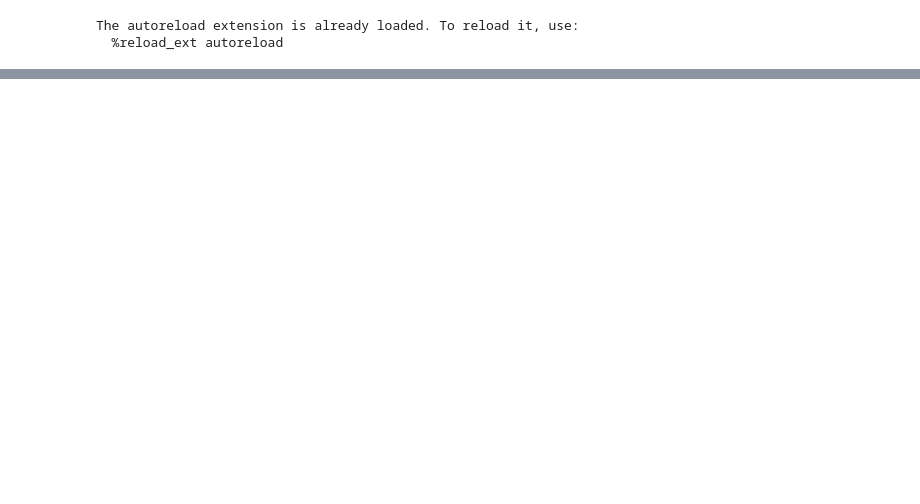
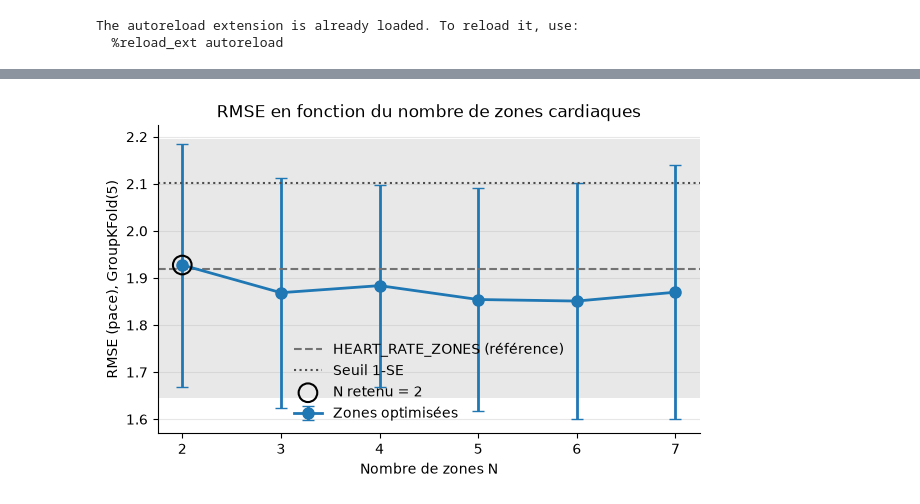
Before and after one commit to caillebotteAntoine/trailPredictor, a Jupyter notebook: heart_rate_zone_detection.ipynb, the cells around one changed output, grey strips where cells are left out. Saved outputs shown, nothing was run; the diff lists cells and outputs as text; code cells hidden in the pictures; blank space fills up the shorter version.

Commit message:
💥 Modeling HR zone in notebook

```diff
--- a/heart_rate_zone_detection.ipynb
+++ b/heart_rate_zone_detection.ipynb
@@ -135,0 +68,20 @@ for n in range(3, 7):
+# %%
+def cuts_to_zones(cuts: Sequence[int]) -> dict[str, tuple[int, int]]:
+    """Convertit N-1 seuils croissants (bpm) en N zones contiguës Z0 … Z{N-1}."""
+    bounds = [HR_FLOOR_BPM, *cuts, HR_CEIL_BPM]
+    assert all(
+        lo < hi for lo, hi in pairwise(bounds)
+    ), f"Seuils non strictement croissants : {cuts}"
+    return {f"Z{k}": (lo, hi) for k, (lo, hi) in enumerate(pairwise(bounds))}
+
+
+def cuts_to_params(cuts: Sequence[int]) -> dict[str, int]:
+    """Traduit des seuils en paramètres Optuna (c1 puis écarts gap_k = c_k - c_{k-1})."""
+    return {"c1": cuts[0]} | {
+        f"gap_{k}": cuts[k - 1] - cuts[k - 2] for k in range(2, len(cuts) + 1)
+    }
+
+
+REFERENCE_CUTS = [142, 161, 170, 183]  # , 189]
+assert cuts_to_zones([142, 161]) == {"Z0": (0, 142), "Z1": (142, 161), "Z2": (161, 250)}
+cuts_to_zones(REFERENCE_CUTS)
@@ -135,0 +489,53 @@ for n in range(3, 7):
+# %%
+import matplotlib.pyplot as plt
+
+# RMSE (meilleur essai) en fonction de N, avec barres d'erreur = erreur standard sur les plis
+fig, ax = plt.subplots(figsize=(7, 4))
+ax.errorbar(
+    summary.index,
+    summary["rmse"],
+    yerr=summary["rmse_se"],
+    fmt="o-",
+    color="tab:blue",
+    linewidth=2,
+    markersize=8,
+    capsize=4,
+    label="Zones optimisées",
+)
+ax.axhline(
+    REFERENCE_RMSE,
+    color="0.45",
+    linestyle="--",
+    linewidth=1.5,
+    label="HEART_RATE_ZONES (référence)",
+)
+ax.axhspan(
+    REFERENCE_RMSE - REFERENCE_SE,
+    REFERENCE_RMSE + REFERENCE_SE,
+    color="0.85",
+    alpha=0.6,
+    linewidth=0,
+)
+ax.axhline(
+    one_se_threshold, color="0.3", linestyle=":", linewidth=1.5, label="Seuil 1-SE"
+)
+ax.scatter(
+    [SELECTED_N],
+    [summary.at[SELECTED_N, "rmse"]],
+    s=180,
+    facecolors="none",
+    edgecolors="black",
+    linewidths=1.5,
+    zorder=3,
+    label=f"N retenu = {SELECTED_N}",
+)
+ax.set_xticks(summary.index)
+ax.set_xlabel("Nombre de zones N")
+ax.set_ylabel(f"RMSE ({dataset.target_name}), GroupKFold({N_SPLITS})")
+ax.set_title("RMSE en fonction du nombre de zones cardiaques")
+ax.grid(axis="y", alpha=0.3)
+ax.spines[["top", "right"]].set_visible(False)
+ax.legend(frameon=False)
+plt.show()
+# %% [output]
+[figure, added]
```
Also changed, not shown: parts of 16 cells of this notebook, 4 other files.
